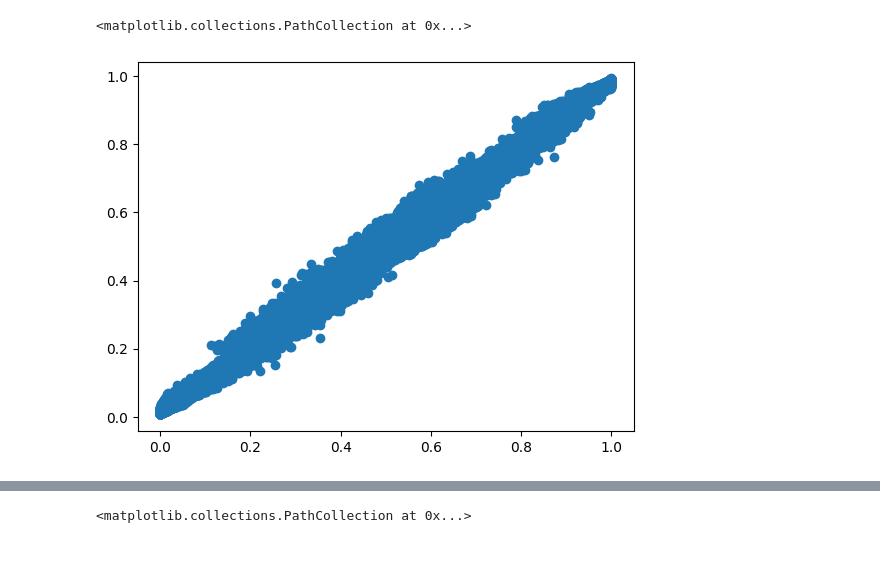
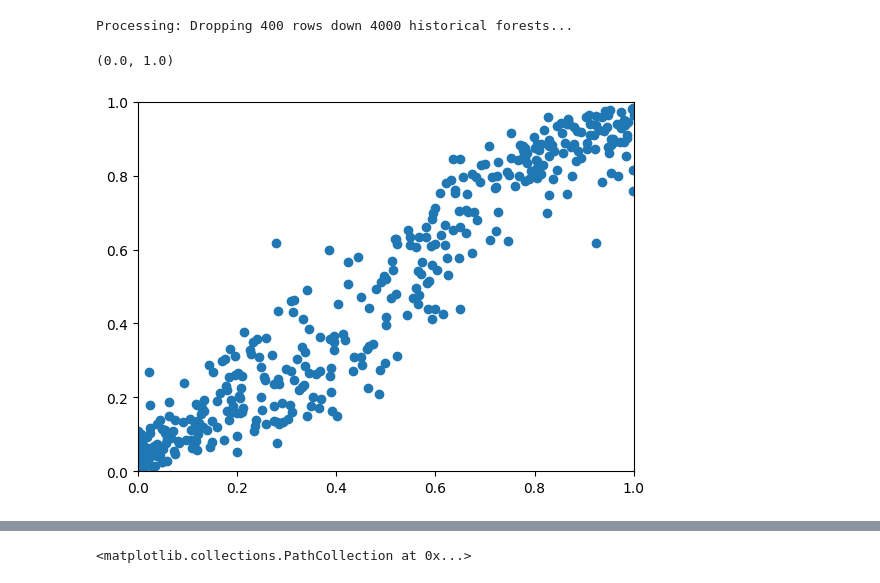
Before and after one commit to CDCgov/BART-Survival, a Jupyter notebook: src/bart_survival/core/test.ipynb, the cells around one changed output, grey strips where cells are left out. Saved outputs shown, nothing was run; the diff lists cells and outputs as text; code cells hidden in the pictures; blank space fills up the shorter version.

```diff
--- a/src/bart_survival/core/test.ipynb
+++ b/src/bart_survival/core/test.ipynb
@@ -473,8 +645,11 @@ Mul.0
 # %%
 # plt.plot(p, trace.posterior["trees"].values.mean(0).mean)
-probs = sp.stats.norm.cdf(trace.posterior.trees.values)
-plt.scatter(p,probs.mean(0).mean(0))
+preds = predict_out_of_sample(trace, X_dummy, m_trees=50)
+plt.scatter(p,preds.mean(0))
 # 47
+plt.ylim(0,1)
+plt.xlim(0,1)
 # %% [output]
-<matplotlib.collections.PathCollection at 0x...>
+Processing: Dropping 400 rows down 4000 historical forests...
+(0.0, 1.0)
-[figure, old version]
+[figure, new version]
```
Also changed, not shown: parts of 7 cells of this notebook.
